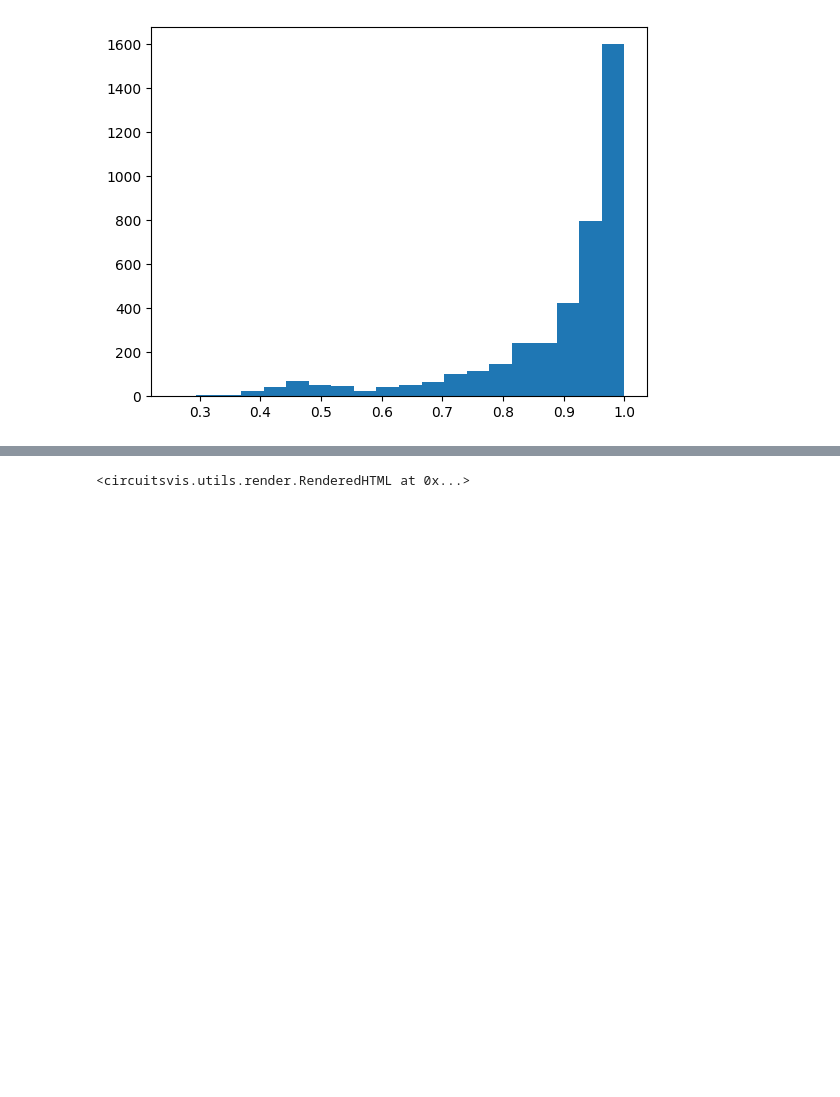
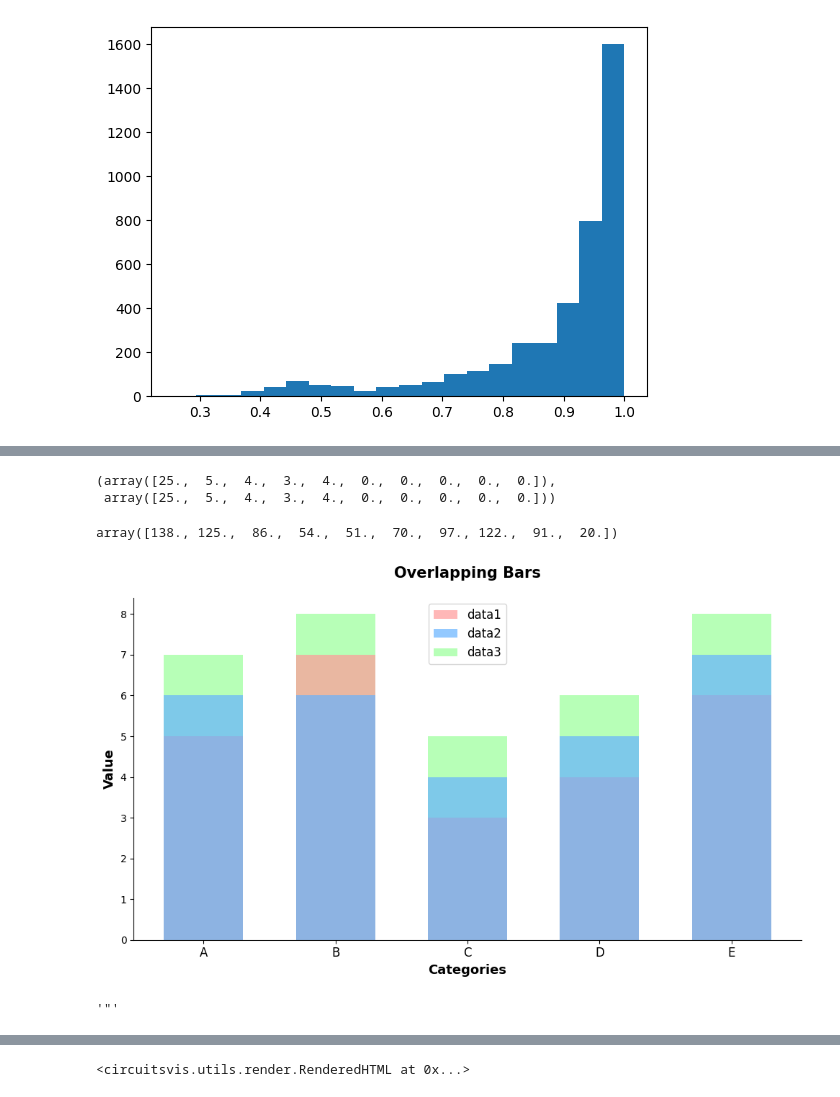
Before and after one commit to migerovitch/sparse_coding, a Jupyter notebook: case_studies.ipynb, the cells around one changed output, grey strips where cells are left out. Saved outputs shown, nothing was run; the diff lists cells and outputs as text; code cells hidden in the pictures; blank space fills up the shorter version.

```diff
--- a/case_studies.ipynb
+++ b/case_studies.ipynb
@@ -407,0 +531,57 @@ def logit_lens(model, best_feature, smaller_dict, layer):
+# %%
+running_sum, token_count_array
+# %% [output]
+(array([25.,  5.,  4.,  3.,  4.,  0.,  0.,  0.,  0.,  0.]),
+ array([25.,  5.,  4.,  3.,  4.,  0.,  0.,  0.,  0.,  0.]))
+# %%
+token_dict[]
+# %% [output]
+array([138., 125.,  86.,  54.,  51.,  70.,  97., 122.,  91.,  20.])
+# %%
+import matplotlib.pyplot as plt
+import numpy as np
+
+# Sample data
+labels = ['A', 'B', 'C', 'D', 'E']
+data1 = [5, 7, 3, 4, 6]
+data2 = [6, 6, 4, 5, 7]
+data3 = [7, 8, 5, 6, 8]
+
+# Set bar width
+barWidth = 0.6
+
+# Set position of bars
+r = np.arange(len(data1))
+
+# Improved aesthetics
+plt.figure(figsize=(10,6))
+plt.bar(r, data1, width=barWidth, color='#FF9999', alpha=0.7, label='data1', zorder=1)
+plt.bar(r, data2, width=barWidth, color='#66B2FF', alpha=0.7, label='data2', zorder=2)
+plt.bar(r, data3, width=barWidth, color='#99FF99', alpha=0.7, label='data3', zorder=0)
+
+# Improved Title & Subtitle
+plt.title('Overlapping Bars', fontweight='bold', fontsize=15, pad=20)
+plt.ylabel('Value', fontweight='bold', fontsize=13)
+plt.xlabel('Categories', fontweight='bold', fontsize=13)
+plt.xticks([r for r in range(len(data1))], labels, fontsize=12)
+
+# Adding a grid
+# plt.grid(axis='y', linestyle='--', linewidth=0.7, alpha=0.6)
+
+# Remove spines for cleaner look
+plt.gca().spines['top'].set_visible(False)
+plt.gca().spines['right'].set_visible(False)
+
+# Legend
+plt.legend(fontsize=12)
+
+# Show the plot
+plt.tight_layout()
+plt.show()
+# %% [output]
+[figure, added]
+# %%
+bins.max()
+model.tokenizer.decode([3])
+# %% [output]
+'"'
```
Also changed, not shown: parts of 13 cells of this notebook.
